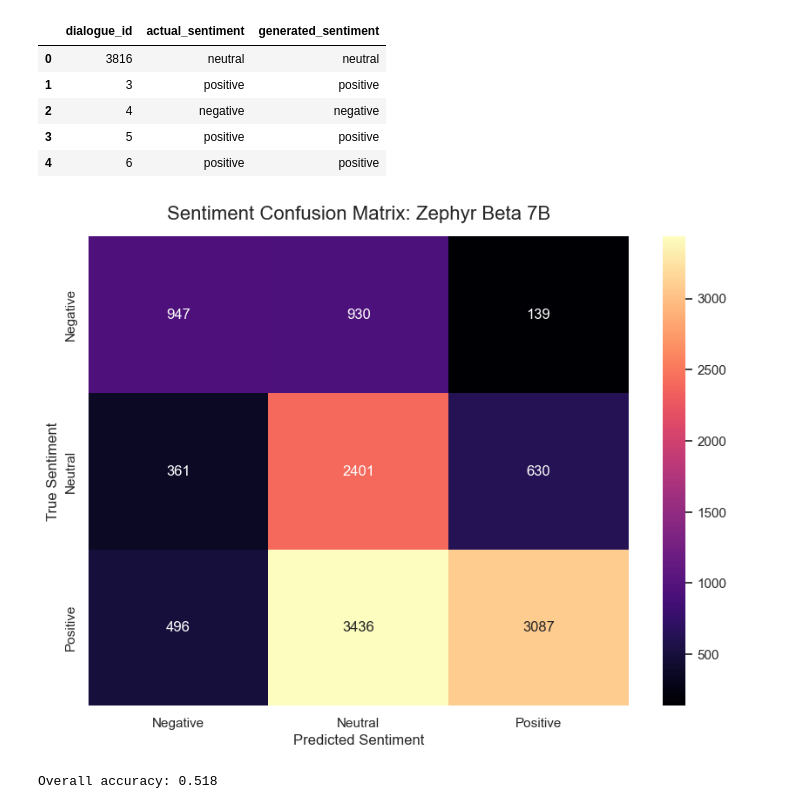
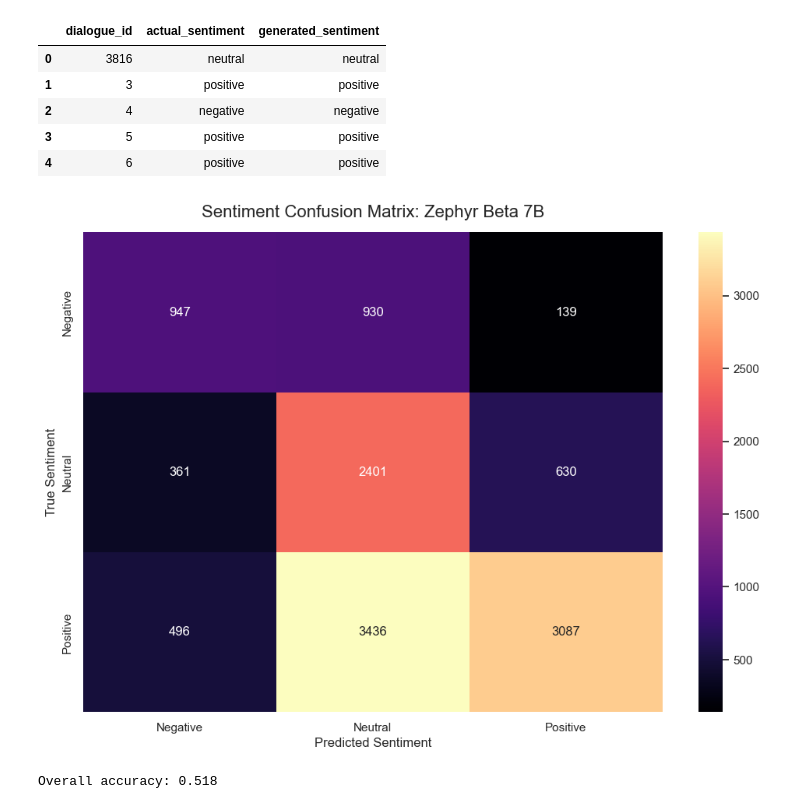
Before and after one commit to data-sci-capstone/copilot, a Jupyter notebook: Evaluation/sentiment-eval-models.ipynb, the cells around one changed output. Saved outputs shown, nothing was run; the diff lists cells and outputs as text; code cells hidden in the pictures.

```diff
--- a/Evaluation/sentiment-eval-models.ipynb
+++ b/Evaluation/sentiment-eval-models.ipynb
@@ -383,19 +384,19 @@ conf_mat_zephyr.head()
 # %%
 # Assuming binary_actual and binary_generated are your true and predicted labels converted to binary (if needed)
 # For multi-class:
 conf_matrix7 = confusion_matrix(conf_mat_zephyr['actual_sentiment'], conf_mat_zephyr['generated_sentiment'])
 
 # Plotting the confusion matrix
-plt.figure(figsize=(10, 7))
+plt.figure(figsize=(12, 8))
 sns.heatmap(conf_matrix7, annot=True, fmt='d', cmap="magma",
             xticklabels=['Negative', 'Neutral', 'Positive'],
             yticklabels=['Negative', 'Neutral', 'Positive'])
 plt.xlabel('Predicted Sentiment')
 plt.ylabel('True Sentiment')
 plt.title('Sentiment Confusion Matrix: Zephyr Beta 7B', fontsize=16, pad=14)
 plt.show()
 # %% [output]
-[figure, old version]
+[figure, new version]
 # %%
 accuracy_zephyr = accuracy_score(conf_mat_zephyr["actual_sentiment"], conf_mat_zephyr["generated_sentiment"])
 print(f"Overall accuracy: {accuracy_zephyr:.3f}")
```
Also changed, not shown: parts of 8 cells of this notebook, 4 other files.
